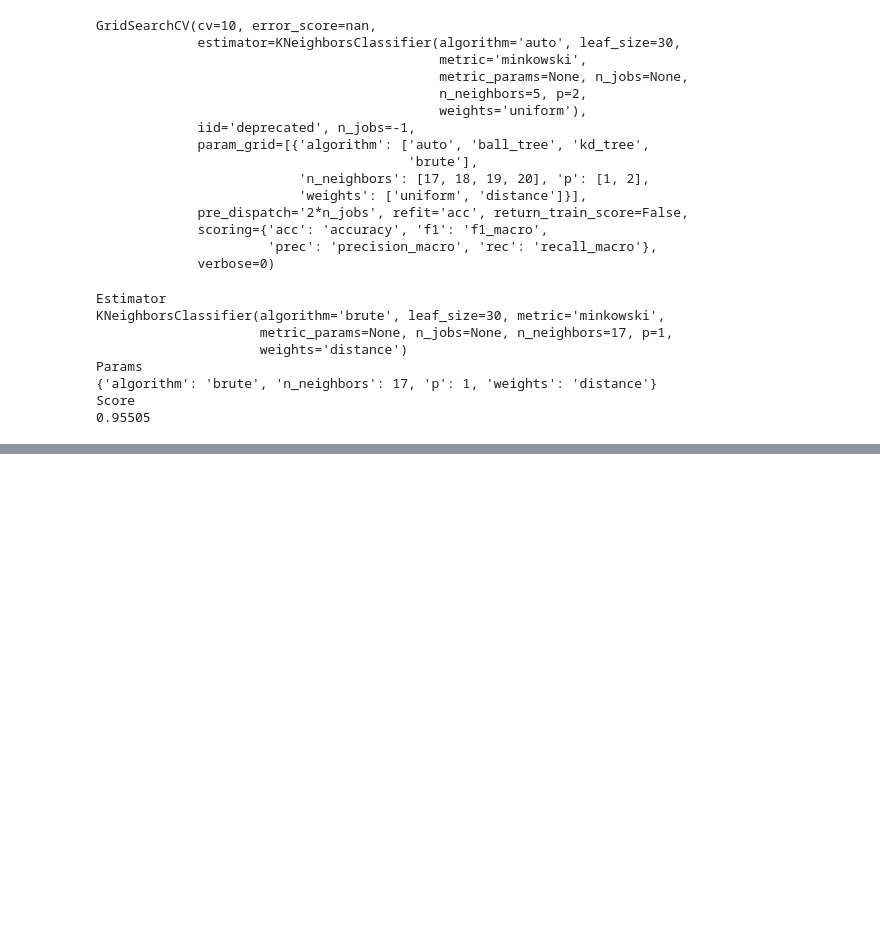
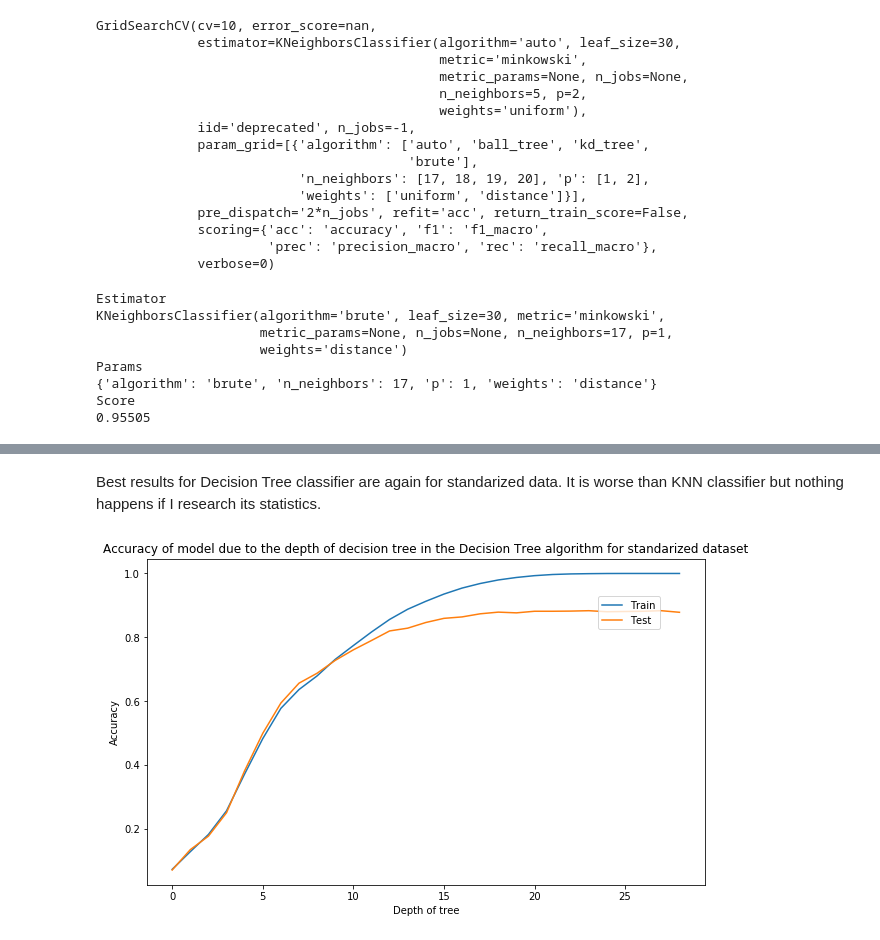
Before and after one commit to maciejniklas/LetterImageRecognition, a Jupyter notebook: ClassificationNotebook.ipynb, the cells around one changed output, grey strips where cells are left out. Drawn from its saved outputs; the diff is of its cells as text; code cells hidden in the pictures; blank space fills up the shorter version.

```diff
--- a/ClassificationNotebook.ipynb
+++ b/ClassificationNotebook.ipynb
@@ -274,0 +315,27 @@ score
+# %% [markdown]
+Best results for Decision Tree classifier are again for standarized data. It is worse than KNN classifier but nothing happens if I research its statistics.
+# %%
+# Check what depth of tree will be most efficient
+trainAccuracy = list()
+testAccuracy = list()
+
+for index in range(1, 30):
+    decisionTreeClass = sklearn.tree.DecisionTreeClassifier(max_depth=index)
+    decisionTreeClass.fit(Standarize(xTrain), yTrain)
+    yTrainClass = decisionTreeClass.predict(Standarize(xTrain))
+    yTestClass = decisionTreeClass.predict(Standarize(xTest))
+
+    trainAccuracy.append(sklearn.metrics.accuracy_score(yTrainClass, yTrain))
+    testAccuracy.append(sklearn.metrics.accuracy_score(yTestClass, yTest))
+# %%
+# Chart of results
+plt.figure(figsize=(10,6))
+plt.plot(trainAccuracy, label="Train")
+plt.plot(testAccuracy, label="Test")
+plt.xlabel("Depth of tree")
+plt.ylabel("Accuracy")
+plt.title("Accuracy of model due to the depth of decision tree in the Decision Tree algorithm for standarized dataset")
+plt.legend(bbox_to_anchor=(0.8, 0.9), loc='upper left')
+plt.show()
+# %% [output]
+[figure, added]
```
Also changed, not shown: parts of 31 cells of this notebook, 1 other file.
